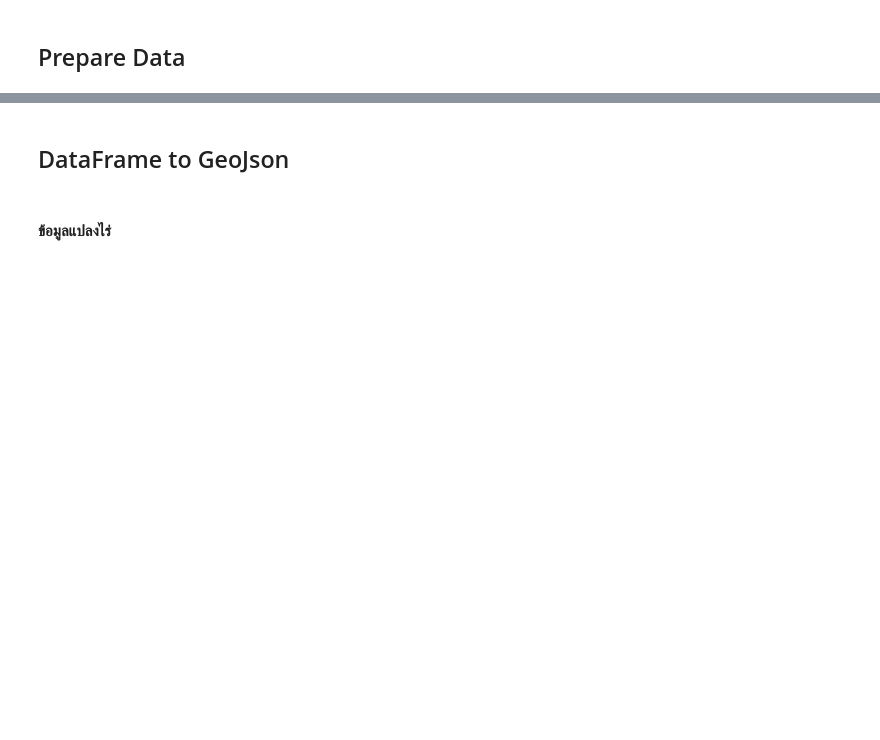
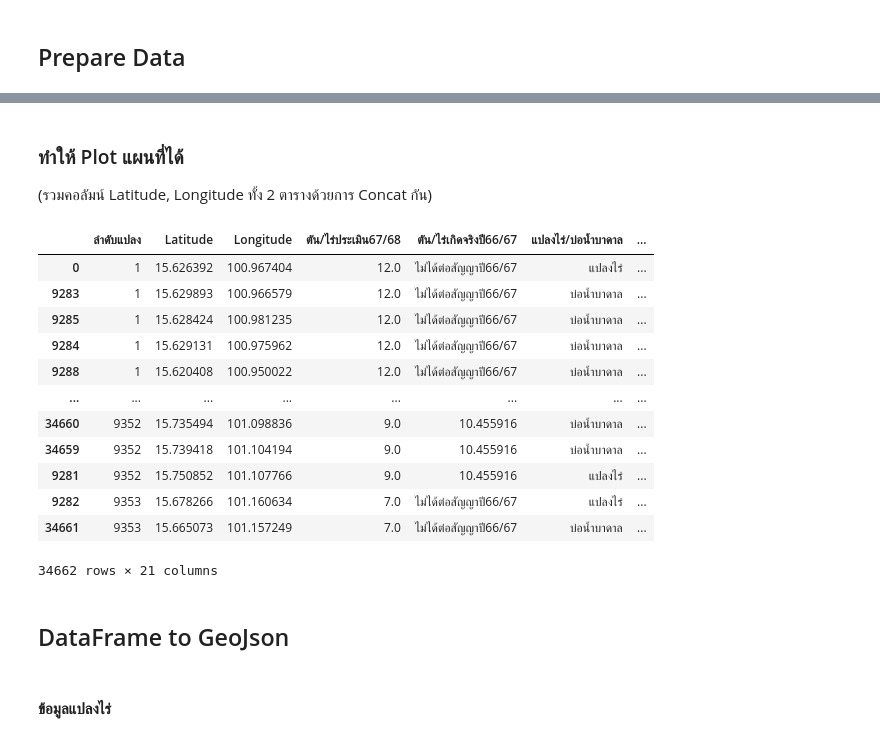
Before and after one commit to Thanarat-DS/MapAppProject, a Jupyter notebook: convert_to_geojson/convert.ipynb, the cells around one changed output, grey strips where cells are left out. Drawn from its saved outputs; the diff is of its cells as text; code cells hidden in the pictures; blank space fills up the shorter version.

```diff
--- a/convert_to_geojson/convert.ipynb
+++ b/convert_to_geojson/convert.ipynb
@@ -17,3 +196,35 @@ df_ckan_wells2['Index'] = range(1, len(df_ckan_wells2) + 1)
+# %% [markdown]
+### ทำให้ Plot แผนที่ได้
+(รวมคอลัมน์ Latitude, Longitude ทั้ง 2 ตารางด้วยการ Concat กัน)
+# %%
+clone_df_sheet1 = df_sheet1
+clone_df_sheet1['แปลงไร่/บ่อน้ำบาดาล'] = 'แปลงไร่'
+clone_df_sheet1 = clone_df_sheet1.rename(columns={
+    "Longitude": "Longitude_น้ำบาดาล",
+    "Latitude": "Latitude_น้ำบาดาล"
+})
+
+concat_df = pd.concat([clone_df_sheet1, result_df_merge], ignore_index=True).sort_values(by='ลำดับแปลง', ascending=True)
+concat_df = concat_df.drop(columns=['Latitude','Longitude'])
+concat_df = concat_df.rename(columns={
+    "Longitude_น้ำบาดาล": "Longitude",
+    "Latitude_น้ำบาดาล": "Latitude"
+})
+concat_df
+# %% [output]
+|  | ลำดับแปลง | Latitude | Longitude | ตัน/ไร่ประเมิน67/68 | ตัน/ไร่เกิดจริงปี66/67 | แปลงไร่/บ่อน้ำบาดาล | ... |
+| 0 | 1 | 15.626392 | 100.967404 | 12.0 | ไม่ได้ต่อสัญญาปี66/67 | แปลงไร่ | ... |
+| 9283 | 1 | 15.629893 | 100.966579 | 12.0 | ไม่ได้ต่อสัญญาปี66/67 | บ่อน้ำบาดาล | ... |
+| 9285 | 1 | 15.628424 | 100.981235 | 12.0 | ไม่ได้ต่อสัญญาปี66/67 | บ่อน้ำบาดาล | ... |
+| 9284 | 1 | 15.629131 | 100.975962 | 12.0 | ไม่ได้ต่อสัญญาปี66/67 | บ่อน้ำบาดาล | ... |
+| 9288 | 1 | 15.620408 | 100.950022 | 12.0 | ไม่ได้ต่อสัญญาปี66/67 | บ่อน้ำบาดาล | ... |
+| ... | ... | ... | ... | ... | ... | ... | ... |
+| 34660 | 9352 | 15.735494 | 101.098836 | 9.0 | 10.455916 | บ่อน้ำบาดาล | ... |
+| 34659 | 9352 | 15.739418 | 101.104194 | 9.0 | 10.455916 | บ่อน้ำบาดาล | ... |
+| 9281 | 9352 | 15.750852 | 101.107766 | 9.0 | 10.455916 | แปลงไร่ | ... |
+| 9282 | 9353 | 15.678266 | 101.160634 | 7.0 | ไม่ได้ต่อสัญญาปี66/67 | แปลงไร่ | ... |
+| 34661 | 9353 | 15.665073 | 101.157249 | 7.0 | ไม่ได้ต่อสัญญาปี66/67 | บ่อน้ำบาดาล | ... |
+34662 rows × 21 columns
 # %% [markdown]
 ## DataFrame to GeoJson
 # %% [markdown]
```
Also changed, not shown: parts of 12 cells of this notebook, 1 other file.
